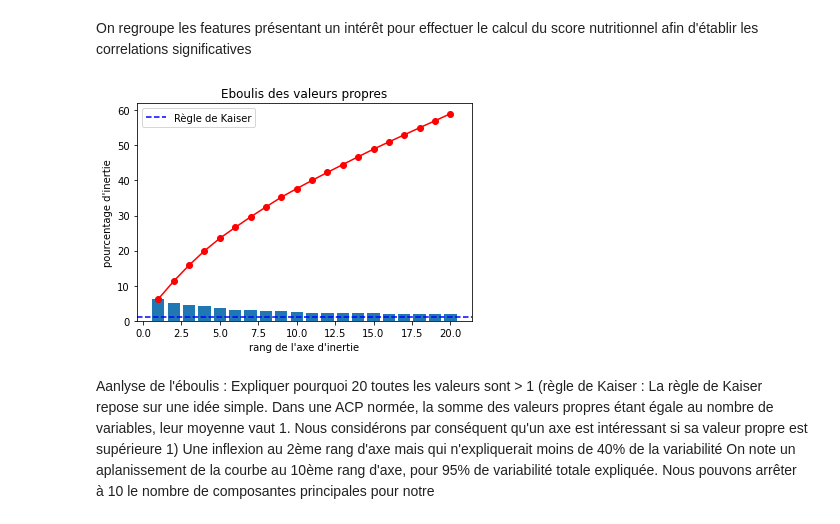
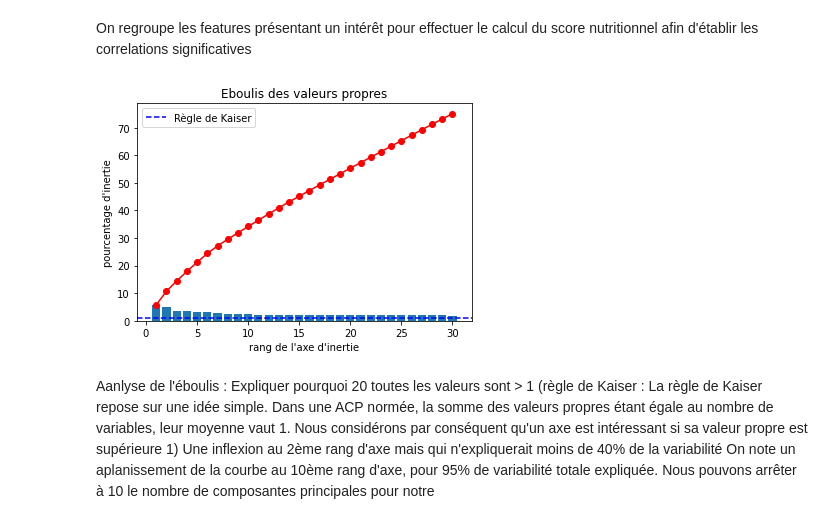
Before and after one commit to aldeponk/openfoodfact, a Jupyter notebook: Analysis.ipynb, the cells around one changed output. Saved outputs shown, nothing was run; the diff lists cells and outputs as text; code cells hidden in the pictures.

```diff
--- a/Analysis.ipynb
+++ b/Analysis.ipynb
@@ -114,10 +114,10 @@ col_list = [
            ]
 
 #On reprend le dataset issu du clean
-data=pd.read_csv('../dataset/en.openfoodfacts.org.products.csv',sep='\t',nrows=1200000, usecols=col_list, low_memory=False)
+#data=pd.read_csv('../dataset/en.openfoodfacts.org.products.csv',sep='\t',nrows=300000, usecols=col_list, low_memory=False)
 #data=pd.read_csv('../dataset/en.openfoodfacts.org.products.csv',sep='\t',usecols=col_list, low_memory=False)
 
-#data=pd.read_csv('../dataset/consolidated-167273.csv',sep='\t',nrows=300000, low_memory=False)
+data=pd.read_csv('../dataset/consolidated-488590.csv',sep='\t',usecols=col_list, low_memory=False)
 # %%
 data.shape
 # %% [output]
@@ -863,35 +863,35 @@ data_pca = data_pca.rename(columns={
                          'vitamin-b9_100g': 'vit-B9',
                          'vitamin-c_100g': 'vit-C',
                          'vitamin-d_100g': 'vit-D',
                          'vitamin-e_100g': 'vit-E',
                          'vitamin-k_100g': 'vit-K',
                          'vitamin-pp_100g': 'vit-PP',
                          'zinc_100g': 'zinc'
                         })
 
 
 
 # choix du nombre de composantes à calculer
-n_comp = 20
+n_comp = 30
 
 X = data_pca.values
 names = data_pca.index
 #names = data['product_name']
 
 features = data_pca.columns
 
 # Centrage et Réduction
 std_scale = preprocessing.StandardScaler().fit(X)
 X_scaled = std_scale.transform(X)
 
 # Calcul des composantes principales
 pca = decomposition.PCA(n_components=n_comp)
 pca.fit(X_scaled)
 
 # Eboulis des valeurs propres
 display_scree_plot(pca)
 # %% [output]
-[figure, old version]
+[figure, new version]
 # %% [markdown]
 Aanlyse de l'éboulis :
 Expliquer pourquoi 20
```
Also changed, not shown: parts of 3 cells of this notebook, 1 other file.
